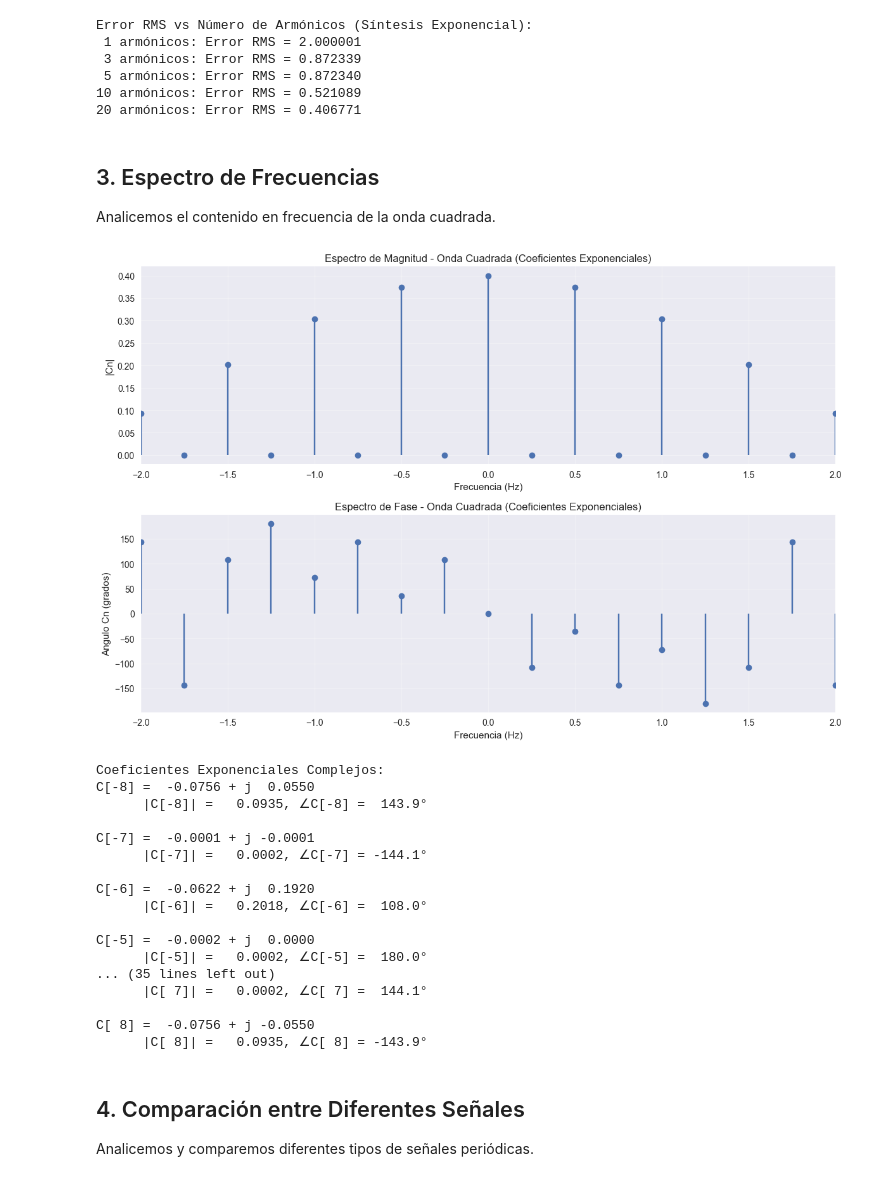
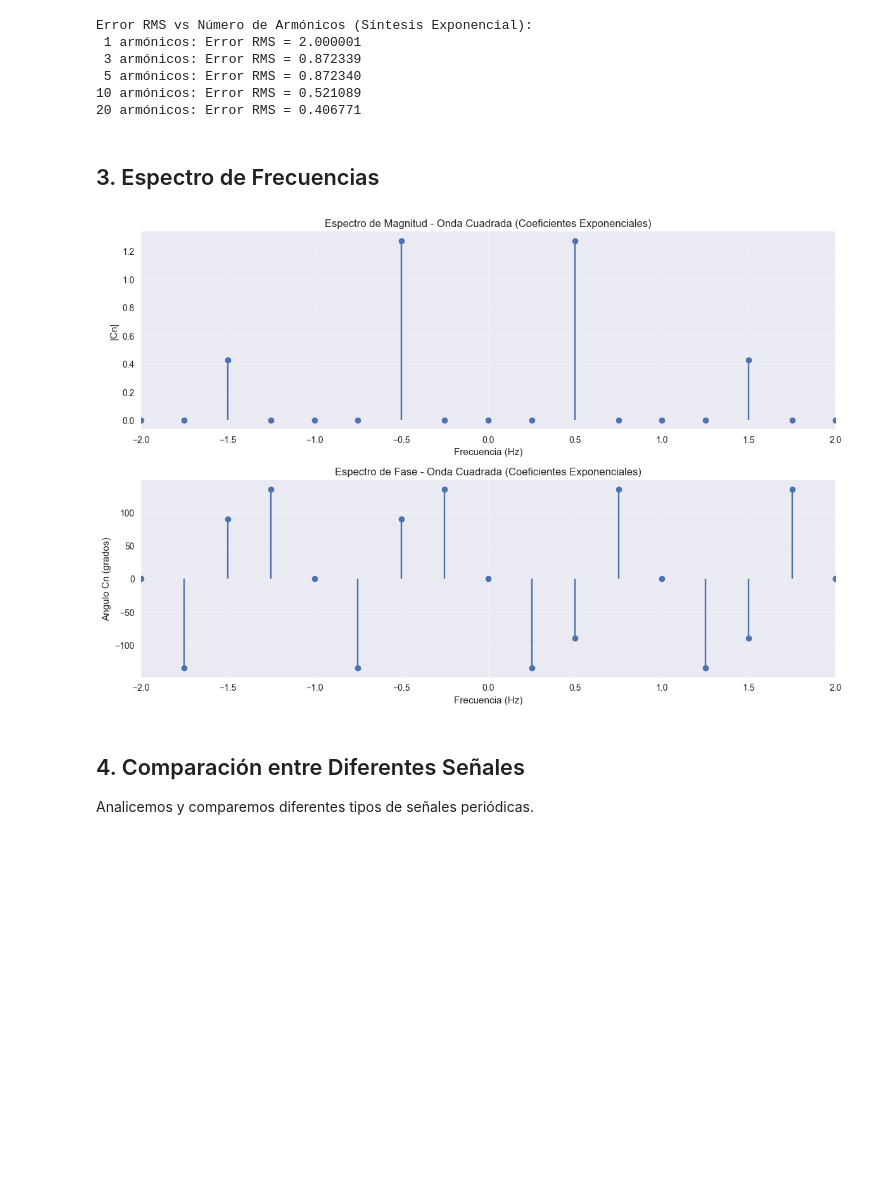
Before and after one commit to CeJu7/Lab08_CursoProcesamientoImagenes, a Jupyter notebook: s05_laboratorio_serie_fourier.ipynb, the cells around one changed output. Drawn from its saved outputs; the diff is of its cells as text; code cells hidden in the pictures; blank space fills up the shorter version.

```diff
--- a/s05_laboratorio_serie_fourier.ipynb
+++ b/s05_laboratorio_serie_fourier.ipynb
@@ -52,7 +68,7 @@ $$c_n = \frac{1}{T} \int_{-T/2}^{T/2} f(t) e^{-jn\omega_0 t} dt$$
 
 Comenzaremos analizando una onda cuadrada, una de las señales más utilizadas en el análisis de Fourier.
 # %%
-T = 4  # Período
+T = 4
 fs = FourierSeries(periodo=T)
 
 t_vis = np.linspace(-T, T, 1000)
@@ -60,7 +76,7 @@ t_vis = np.linspace(-T, T, 1000)
 cuadrada = lambda t: onda_cuadrada(t, amplitud=2, duty_cycle=0.5)
 y_original = cuadrada(t_vis)
 
-n_vector, cn = fs.coeficientes_exponenciales(cuadrada, n_harmonicos=20)
+n_vector, cn = fs.coeficientes_exponenciales(cuadrada, n_harmonicos=60)
 
 print(f"Coeficientes exponenciales complejos (primeros 10):")
 print(f"Número de coeficientes: {len(cn)}")
@@ -154,59 +167,31 @@ Error RMS vs Número de Armónicos (Síntesis Exponencial):
 20 armónicos: Error RMS = 0.406771
 # %% [markdown]
 ## 3. Espectro de Frecuencias
-
-Analicemos el contenido en frecuencia de la onda cuadrada.
 # %%
 frecuencias = n_vector * fs.omega0 / (2 * np.pi)
 
 fig, (ax1, ax2) = plt.subplots(2, 1, figsize=(12, 8))
 
 magnitudes = np.abs(cn)
 ax1.stem(frecuencias, magnitudes, basefmt=" ")
 ax1.set_xlabel('Frecuencia (Hz)')
 ax1.set_ylabel('|Cn|')
 ax1.set_title('Espectro de Magnitud - Onda Cuadrada (Coeficientes Exponenciales)')
 ax1.grid(True, alpha=0.3)
 ax1.set_xlim(-2, 2)
 
 fases = np.angle(cn) * 180 / np.pi
 ax2.stem(frecuencias, fases, basefmt=" ")
 ax2.set_xlabel('Frecuencia (Hz)')
 ax2.set_ylabel('Angulo Cn (grados)')
 ax2.set_title('Espectro de Fase - Onda Cuadrada (Coeficientes Exponenciales)')
 ax2.grid(True, alpha=0.3)
 ax2.set_xlim(-2, 2)
 
 plt.tight_layout()
 plt.show()
-
-print("\nCoeficientes Exponenciales Complejos:")
-for i, (n, c) in enumerate(zip(n_vector, cn)):
-    if abs(n) <= 8:
-        magnitude = abs(c)
-        phase = np.angle(c) * 180 / np.pi
-        print(f"C[{n:2d}] = {c.real:8.4f} + j{c.imag:8.4f}")
-        print(f"      |C[{n:2d}]| = {magnitude:8.4f}, ∠C[{n:2d}] = {phase:6.1f}°")
-        print()
 # %% [output]
-[figure, old version]
+[figure, new version]
-Coeficientes Exponenciales Complejos:
-C[-8] =  -0.0756 + j  0.0550
-      |C[-8]| =   0.0935, ∠C[-8] =  143.9°
-
-C[-7] =  -0.0001 + j -0.0001
-      |C[-7]| =   0.0002, ∠C[-7] = -144.1°
-
-C[-6] =  -0.0622 + j  0.1920
-      |C[-6]| =   0.2018, ∠C[-6] =  108.0°
-
-C[-5] =  -0.0002 + j  0.0000
-      |C[-5]| =   0.0002, ∠C[-5] =  180.0°
-... (35 lines left out)
-      |C[ 7]| =   0.0002, ∠C[ 7] =  144.1°
-
-C[ 8] =  -0.0756 + j -0.0550
-      |C[ 8]| =   0.0935, ∠C[ 8] = -143.9°
 # %% [markdown]
 ## 4. Comparación entre Diferentes Señales
 
```
Also changed, not shown: parts of 10 cells of this notebook, 1 other file.
